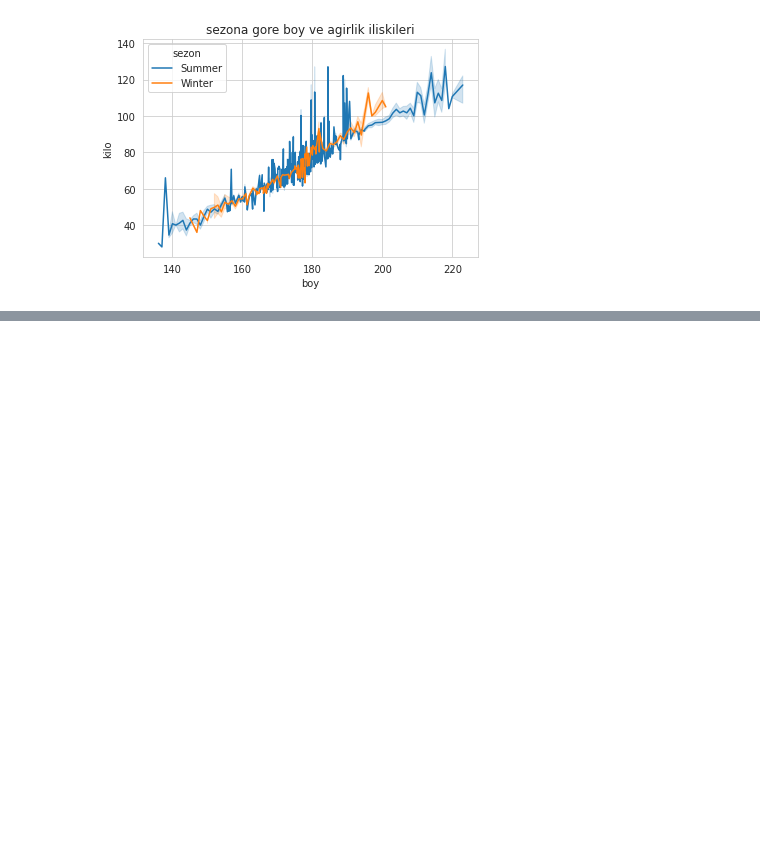
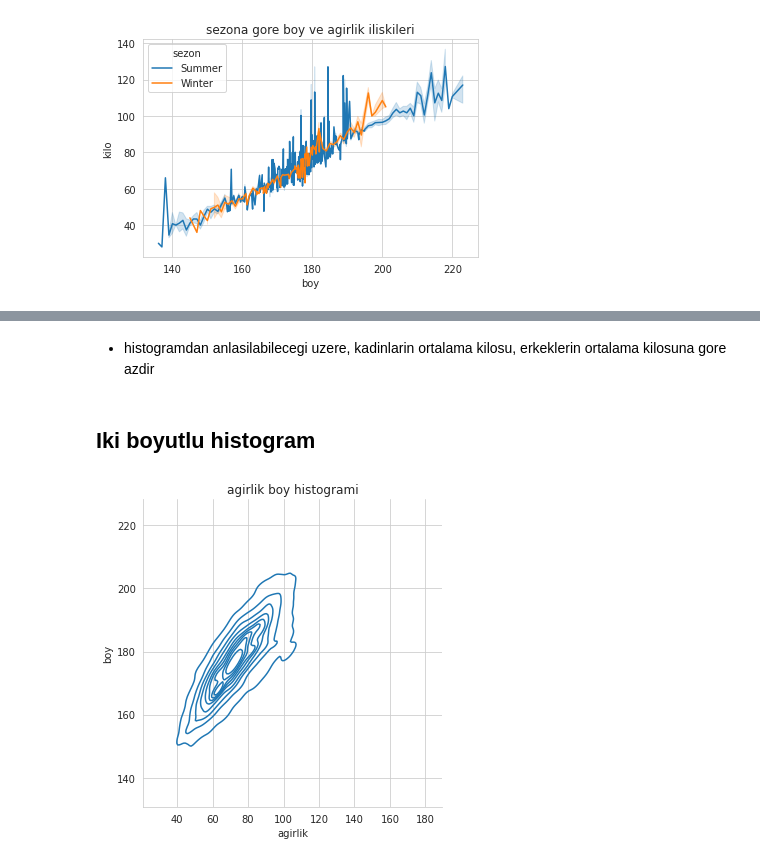
Before and after one commit to mertdot/athlete-events-1896-2016-data-discovery-with-seaborn, a Jupyter notebook: python-ile-veri-gorsellestirme-5-2-120-yillik-olimpiyat-tarihi-veri-seti.ipynb, the cells around one changed output, grey strips where cells are left out. Drawn from its saved outputs; the diff is of its cells as text; code cells hidden in the pictures; blank space fills up the shorter version.

```diff
--- a/python-ile-veri-gorsellestirme-5-2-120-yillik-olimpiyat-tarihi-veri-seti.ipynb
+++ b/python-ile-veri-gorsellestirme-5-2-120-yillik-olimpiyat-tarihi-veri-seti.ipynb
@@ -264,0 +290,12 @@ plt.show()
+# %% [markdown]
+* histogramdan anlasilabilecegi uzere, kadinlarin ortalama kilosu, erkeklerin ortalama kilosuna gore azdir
+# %% [markdown]
+## Iki boyutlu histogram
+# %%
+sns.displot(veri,x="kilo",y="boy",kind="kde")
+plt.xlabel("agirlik")
+plt.ylabel("boy")
+plt.title("agirlik boy histogrami")
+plt.show()
+# %% [output]
+[figure, added]
```
Also changed, not shown: parts of 21 cells of this notebook.
